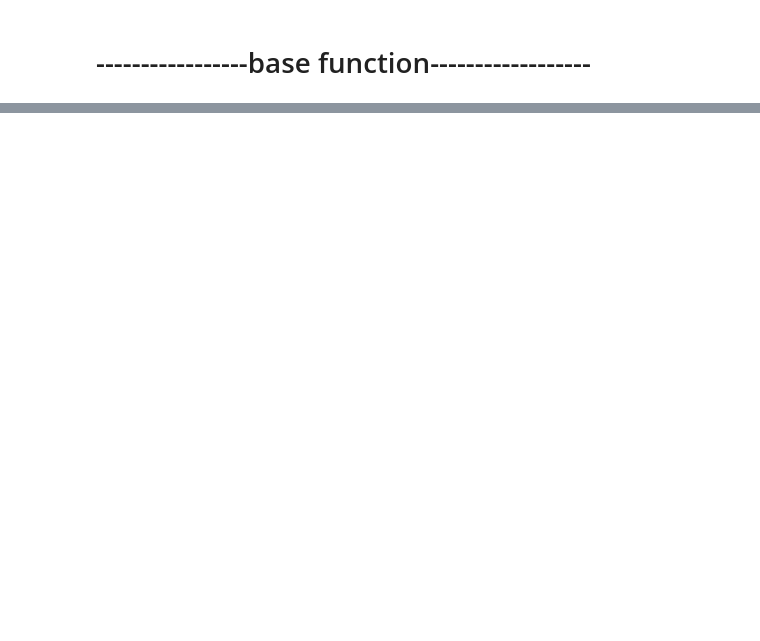
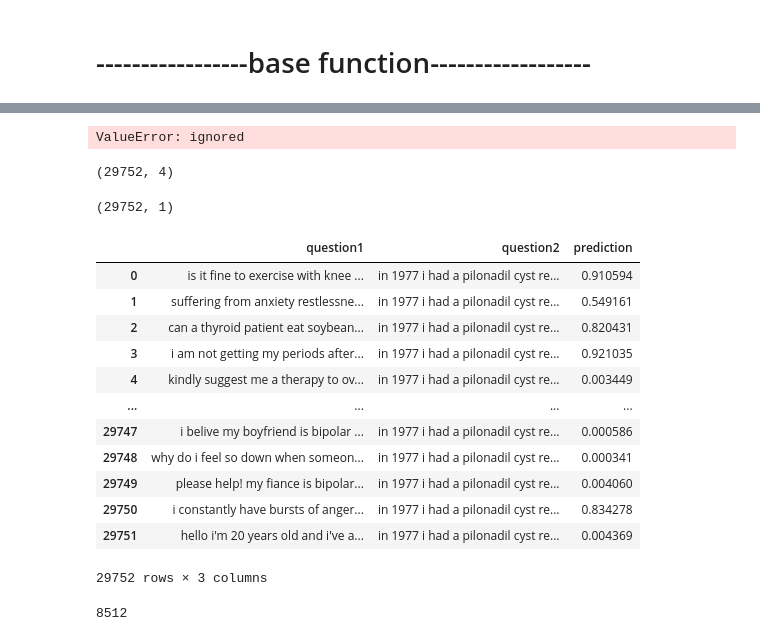
Before and after one commit to michaelwaheb/CIT690E-DeepLearning_Michael_Reda_191002, a Jupyter notebook: chatbot/model_v2.ipynb, the cells around one changed output, grey strips where cells are left out. Drawn from its saved outputs; the diff is of its cells as text; code cells hidden in the pictures; blank space fills up the shorter version.

```diff
--- a/chatbot/model_v2.ipynb
+++ b/chatbot/model_v2.ipynb
@@ -425,0 +490,6 @@ plt.show()
+# %%
+test_df = pd.DataFrame(all_medical_df["question"])
+test_df.columns = ['question1']
+
+test_df['question2']="in 1977 i had a pilonadil cyst removed. now i'm in a wheelchair and it has comeback. do i need surgery again?"
+test_df
@@ -425,0 +510,32 @@ plt.show()
+# %%
+import pandas as pd
+
+import tensorflow as tf
+
+
+# File paths
+#TEST_CSV = './data/test-20.csv'
+
+# Load training set
+#test_df = pd.read_csv(TEST_CSV)
+for q in ['question1', 'question2']:
+    test_df[q + '_n'] = test_df[q]
+
+# Make word2vec embeddings
+embedding_dim = 300
+max_seq_length = 32
+test_df, embeddings = make_w2v_embeddings(flag, embedding_dict, test_df, embedding_dim=embedding_dim)
+
+# Split to dicts and append zero padding.
+X_test = split_and_zero_padding(test_df, max_seq_length)
+
+# Make sure everything is ok
+assert X_test['left'].shape == X_test['right'].shape
+
+# --
+
+model = tf.keras.models.load_model('./en_ameseLSTM.h5', custom_objects={'ManDist': ManDist})
+model.summary()
+
+prediction = model.predict([X_test['left'], X_test['right']])
+print(prediction)
@@ -425,0 +560,38 @@ plt.show()
+# %%
+pd.DataFrame([test_df['question1'],test_df['question2'],prediction])
+# %% [output]
+ValueError: ignored
+# %%
+test_df.shape
+# %% [output]
+(29752, 4)
+# %%
+prediction.shape
+# %% [output]
+(29752, 1)
+# %%
+Eval = pd.DataFrame(columns= ['question1','question2','prediction'])
+Eval['question1']= test_df['question1']
+Eval['question2']=test_df['question2']
+Eval['prediction']= prediction
+Eval
+# %% [output]
+|  | question1 | question2 | prediction |
+| 0 | is it fine to exercise with knee ... | in 1977 i had a pilonadil cyst re... | 0.910594 |
+| 1 | suffering from anxiety restlessne... | in 1977 i had a pilonadil cyst re... | 0.549161 |
+| 2 | can a thyroid patient eat soybean... | in 1977 i had a pilonadil cyst re... | 0.820431 |
+| 3 | i am not getting my periods after... | in 1977 i had a pilonadil cyst re... | 0.921035 |
+| 4 | kindly suggest me a therapy to ov... | in 1977 i had a pilonadil cyst re... | 0.003449 |
+| ... | ... | ... | ... |
+| 29747 | i belive my boyfriend is bipolar ... | in 1977 i had a pilonadil cyst re... | 0.000586 |
+| 29748 | why do i feel so down when someon... | in 1977 i had a pilonadil cyst re... | 0.000341 |
+| 29749 | please help! my fiance is bipolar... | in 1977 i had a pilonadil cyst re... | 0.004060 |
+| 29750 | i constantly have bursts of anger... | in 1977 i had a pilonadil cyst re... | 0.834278 |
+| 29751 | hello i'm 20 years old and i've a... | in 1977 i had a pilonadil cyst re... | 0.004369 |
+29752 rows × 3 columns
+# %%
+column = Eval["prediction"]
+max_index = column.idxmax()
+max_index
+# %% [output]
+8512
```
Also changed, not shown: parts of 15 cells of this notebook.
